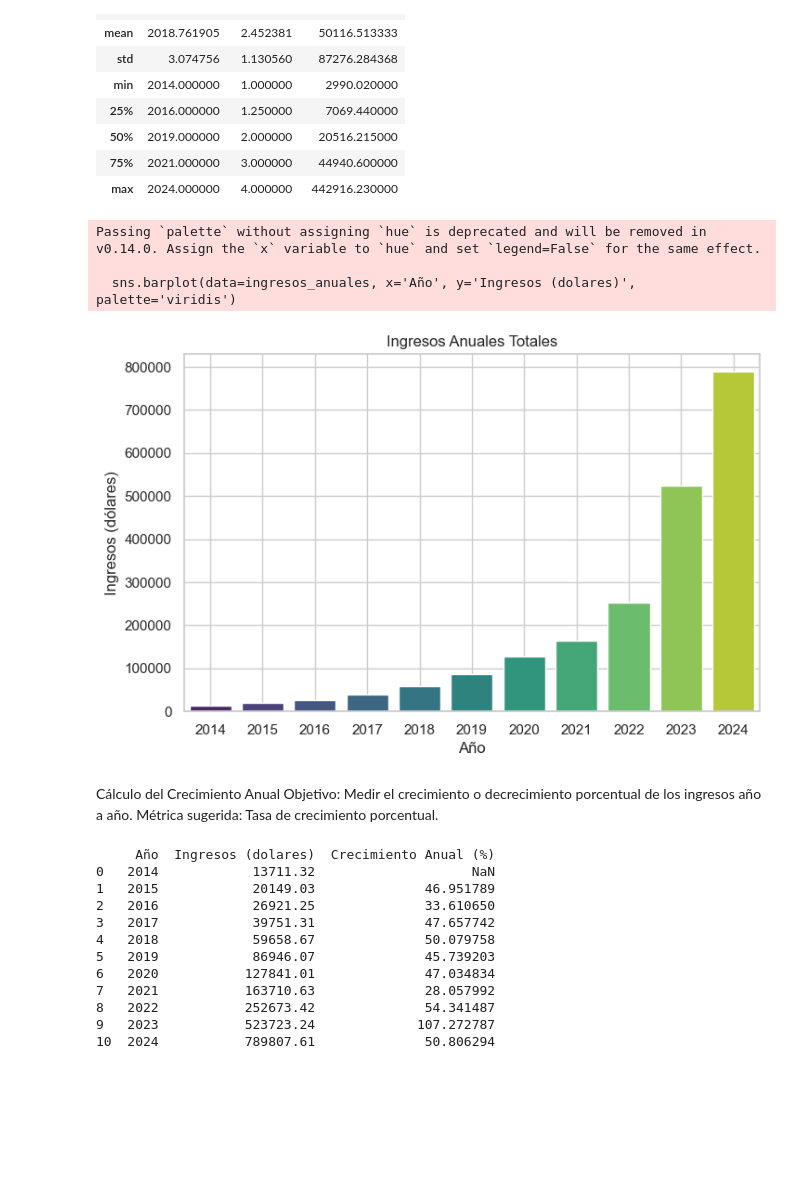
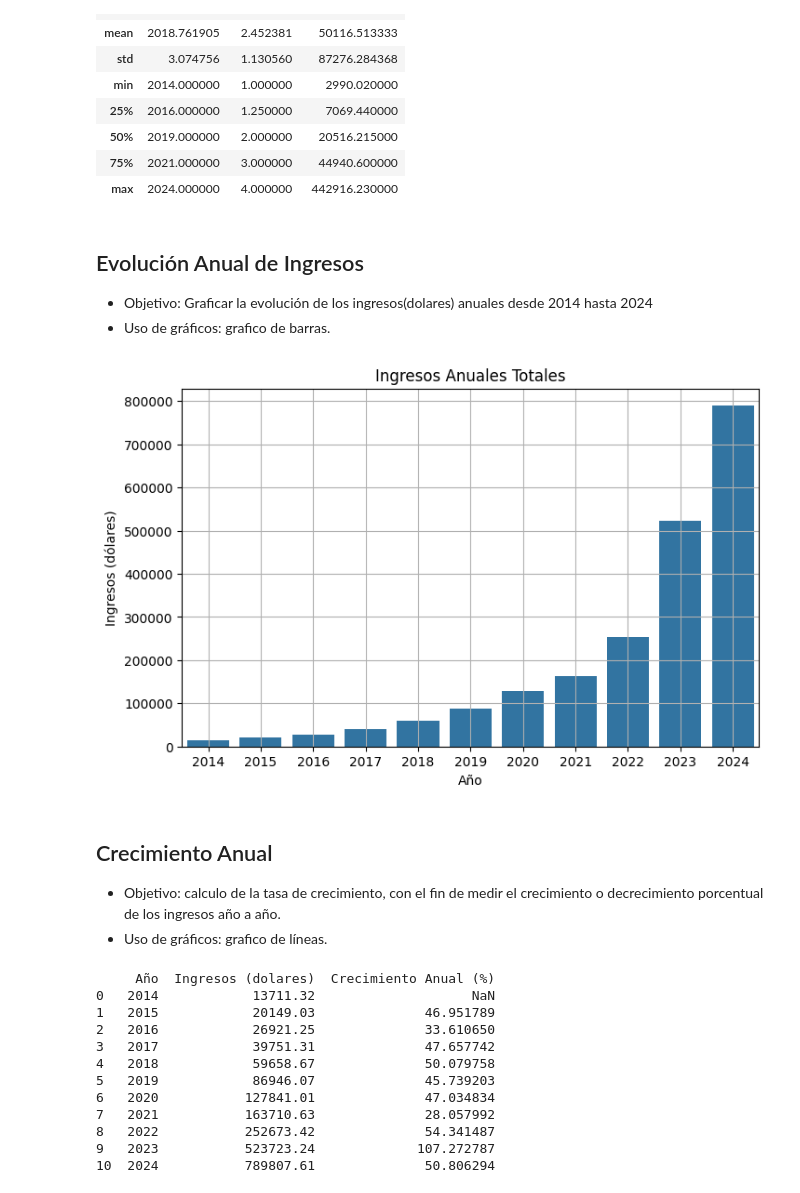
Before and after one commit to Halsey26/Telecomunicaciones_DA, a Jupyter notebook: EDA.ipynb, the cells around one changed output. Saved outputs shown, nothing was run; the diff lists cells and outputs as text; code cells hidden in the pictures; blank space fills up the shorter version.

```diff
--- a/EDA.ipynb
+++ b/EDA.ipynb
@@ -743,27 +769,28 @@ ingresos.describe()
 | 50% | 2019.000000 | 2.000000 | 20516.215000 |
 | 75% | 2021.000000 | 3.000000 | 44940.600000 |
 | max | 2024.000000 | 4.000000 | 442916.230000 |
+# %% [markdown]
+## Evolución Anual de Ingresos
+- Objetivo: Graficar la evolución de los ingresos(dolares) anuales desde 2014 hasta 2024
+- Uso de gráficos: grafico de barras.
 # %%
 # Agrupar por Año y sumar los ingresos
 ingresos_anuales = ingresos.groupby('Año')['Ingresos (dolares)'].sum().reset_index()
 
 # Gráfico de barras para los ingresos anuales
 plt.figure(figsize=(8, 5))
-sns.barplot(data=ingresos_anuales, x='Año', y='Ingresos (dolares)', palette='viridis')
+sns.barplot(data=ingresos_anuales, x='Año', y='Ingresos (dolares)')
 plt.title('Ingresos Anuales Totales')
 plt.xlabel('Año')
 plt.ylabel('Ingresos (dólares)')
 plt.grid(True)
 plt.show()
 # %% [output]
-Passing `palette` without assigning `hue` is deprecated and will be removed in v0.14.0. Assign the `x` variable to `hue` and set `legend=False` for the same effect.
-
-  sns.barplot(data=ingresos_anuales, x='Año', y='Ingresos (dolares)', palette='viridis')
-[figure, old version]
+[figure, new version]
 # %% [markdown]
- Cálculo del Crecimiento Anual
-Objetivo: Medir el crecimiento o decrecimiento porcentual de los ingresos año a año.
-Métrica sugerida: Tasa de crecimiento porcentual.
+## Crecimiento Anual
+- Objetivo: calculo de la tasa de crecimiento, con el fin de medir el crecimiento o decrecimiento porcentual de los ingresos año a año.
+- Uso de gráficos: grafico de líneas.
 # %%
 # Agrupar por Año y sumar los ingresos
 ingresos_anuales = ingresos.groupby('Año')['Ingresos (dolares)'].sum().reset_index()
```
Also changed, not shown: parts of 19 cells of this notebook.
